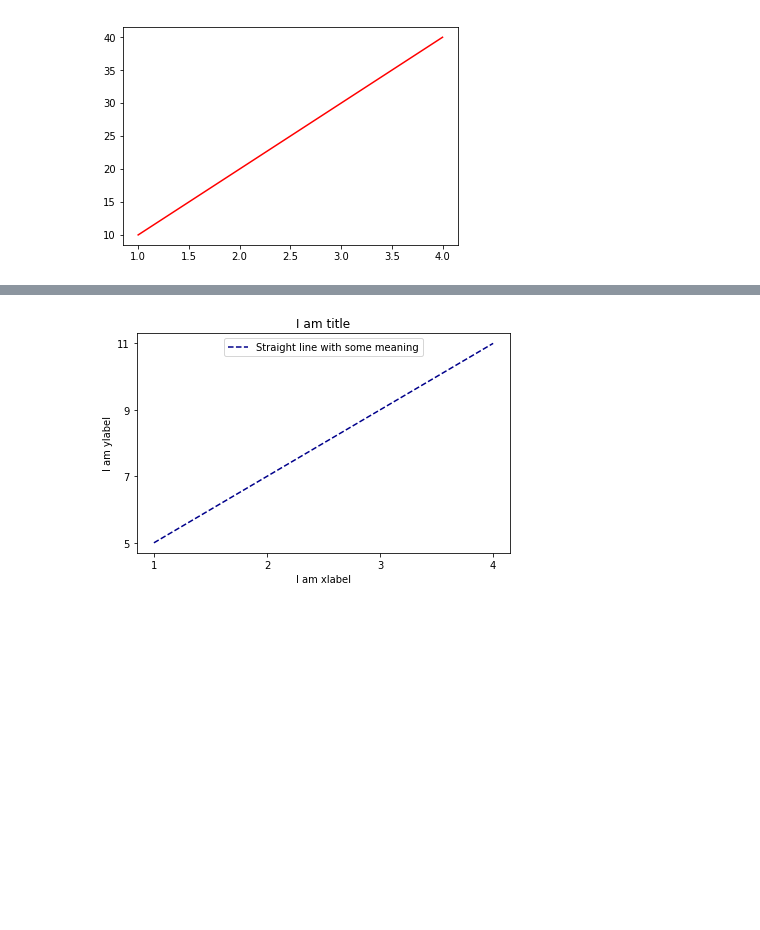
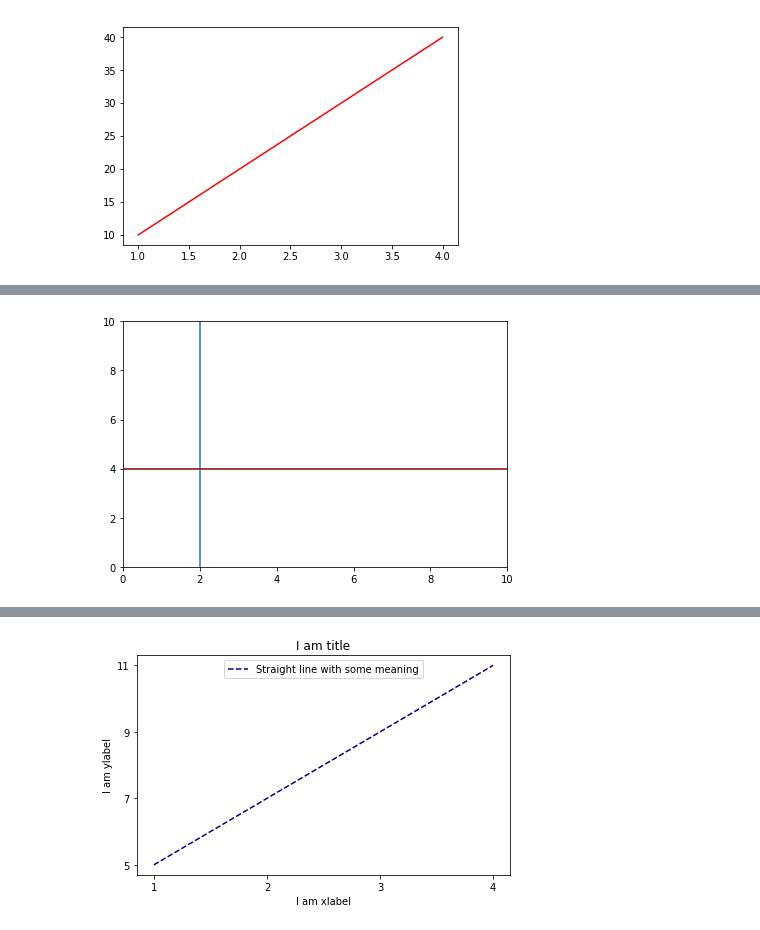
Before and after one commit to teimurjan/python-data-visualization-presentation, a Jupyter notebook: index.ipynb, the cells around one changed output, grey strips where cells are left out. Saved outputs shown, nothing was run; the diff lists cells and outputs as text; code cells hidden in the pictures; blank space fills up the shorter version.

```diff
--- a/index.ipynb
+++ b/index.ipynb
@@ -108,0 +127,15 @@ plt.savefig('5_graph.png', dpi=500)
+# %%
+fig = plt.figure()
+
+ax = fig.add_subplot(1, 1, 1)
+x, y = 2, 4
+ax.axvline(x)
+ax.axhline(y, color='darkred')
+ax.set_ylim(0, 10)
+ax.set_xlim(0, 10)
+
+fig.tight_layout()
+
+plt.savefig('scratches/7_graph.png', dpi=500)
+# %% [output]
+[figure, added]
```
Also changed, not shown: parts of 22 cells of this notebook, 29 other files.
